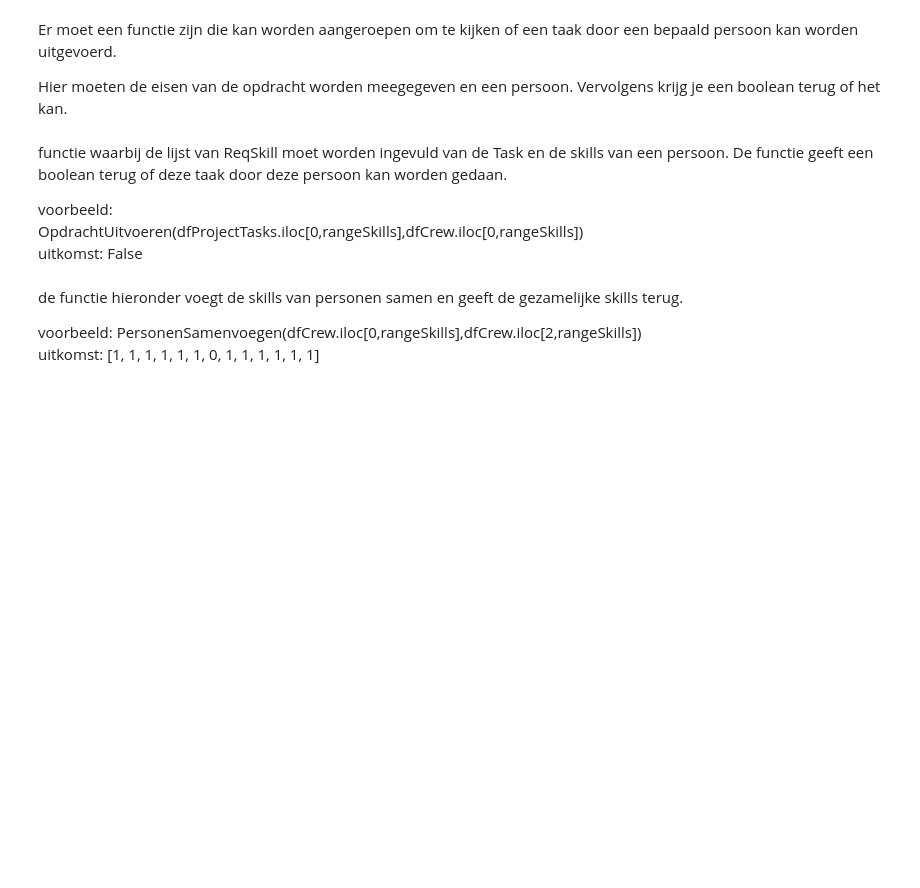
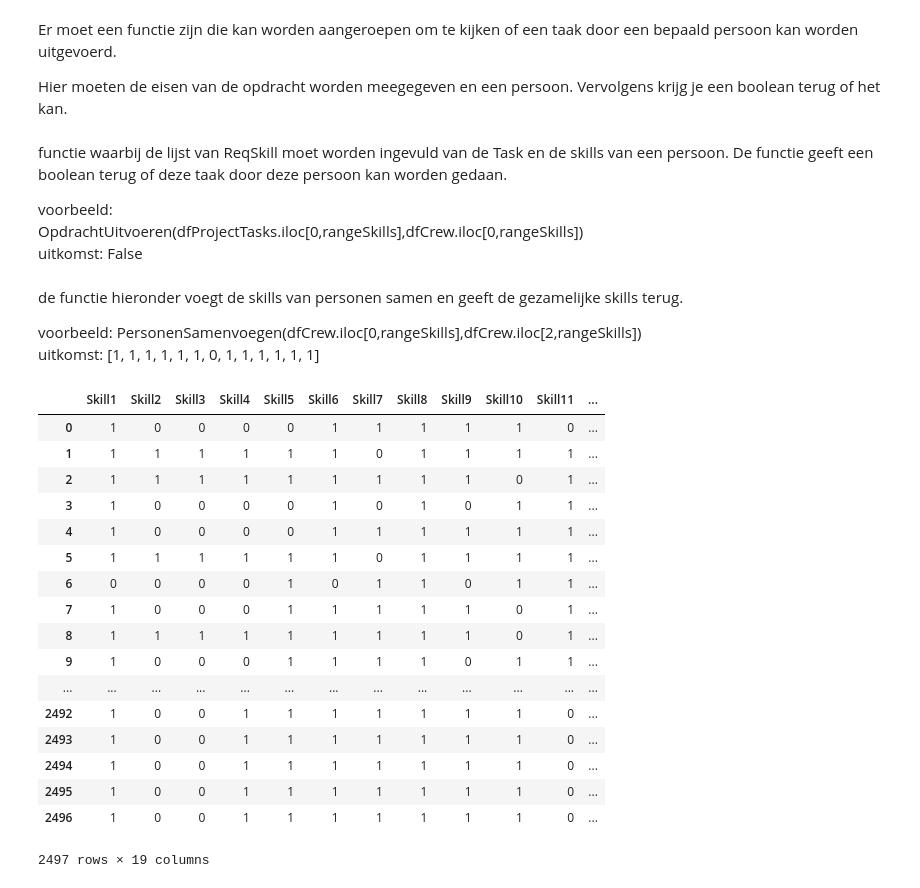
Before and after one commit to Robbertvld/Modelleren, a Jupyter notebook: Verslag.ipynb, the cells around one changed output. Saved outputs shown, nothing was run; the diff lists cells and outputs as text; code cells hidden in the pictures; blank space fills up the shorter version.

Commit message:
combineren van mensen met skills

```diff
--- a/Verslag.ipynb
+++ b/Verslag.ipynb
@@ -101,6 +101,5 @@ uitkomst: [1, 1, 1, 1, 1, 1, 0, 1, 1, 1, 1, 1, 1]
 def PersonenSamenvoegen(persoon1, persoon2, persoon3 = None, persoon4 = None, persoon5 = None, persoon6 = None):
     combinedSkill = []
     for i in rangeSkills:
-        combinedSkill.append(1 if persoon1[i-1]+persoon2[i-1] > 0 else 0)
-
-    print (combinedSkill)
+        combinedSkill.append(int(1) if persoon1[i-1]+persoon2[i-1] > 0 else int(0))
+    return combinedSkill
@@ -106,0 +214,26 @@ def PersonenSamenvoegen(persoon1, persoon2, persoon3 = None, persoon4 = None, pe
+# %%
+ar = np.array(dfCrewCombined, dtype=np.int16)
+df = pd.DataFrame(ar, columns= ['Skill1', 'Skill2', 'Skill3', 'Skill4', 'Skill5', 'Skill6', 'Skill7', 'Skill8',
+                                'Skill9', 'Skill10', 'Skill11', 'Skill12', 'Skill13', 'persoon1', 'persoon2',
+                                'persoon3', 'persoon4', 'persoon5', 'persoon6'])
+# %%
+df
+# %% [output]
+|  | Skill1 | Skill2 | Skill3 | Skill4 | Skill5 | Skill6 | Skill7 | Skill8 | Skill9 | Skill10 | Skill11 | ... |
+| 0 | 1 | 0 | 0 | 0 | 0 | 1 | 1 | 1 | 1 | 1 | 0 | ... |
+| 1 | 1 | 1 | 1 | 1 | 1 | 1 | 0 | 1 | 1 | 1 | 1 | ... |
+| 2 | 1 | 1 | 1 | 1 | 1 | 1 | 1 | 1 | 1 | 0 | 1 | ... |
+| 3 | 1 | 0 | 0 | 0 | 0 | 1 | 0 | 1 | 0 | 1 | 1 | ... |
+| 4 | 1 | 0 | 0 | 0 | 0 | 1 | 1 | 1 | 1 | 1 | 1 | ... |
+| 5 | 1 | 1 | 1 | 1 | 1 | 1 | 0 | 1 | 1 | 1 | 1 | ... |
+| 6 | 0 | 0 | 0 | 0 | 1 | 0 | 1 | 1 | 0 | 1 | 1 | ... |
+| 7 | 1 | 0 | 0 | 0 | 1 | 1 | 1 | 1 | 1 | 0 | 1 | ... |
+| 8 | 1 | 1 | 1 | 1 | 1 | 1 | 1 | 1 | 1 | 0 | 1 | ... |
+| 9 | 1 | 0 | 0 | 0 | 1 | 1 | 1 | 1 | 0 | 1 | 1 | ... |
+| ... | ... | ... | ... | ... | ... | ... | ... | ... | ... | ... | ... | ... |
+| 2492 | 1 | 0 | 0 | 1 | 1 | 1 | 1 | 1 | 1 | 1 | 0 | ... |
+| 2493 | 1 | 0 | 0 | 1 | 1 | 1 | 1 | 1 | 1 | 1 | 0 | ... |
+| 2494 | 1 | 0 | 0 | 1 | 1 | 1 | 1 | 1 | 1 | 1 | 0 | ... |
+| 2495 | 1 | 0 | 0 | 1 | 1 | 1 | 1 | 1 | 1 | 1 | 0 | ... |
+| 2496 | 1 | 0 | 0 | 1 | 1 | 1 | 1 | 1 | 1 | 1 | 0 | ... |
+2497 rows × 19 columns
```
Also changed, not shown: parts of 3 cells of this notebook.
